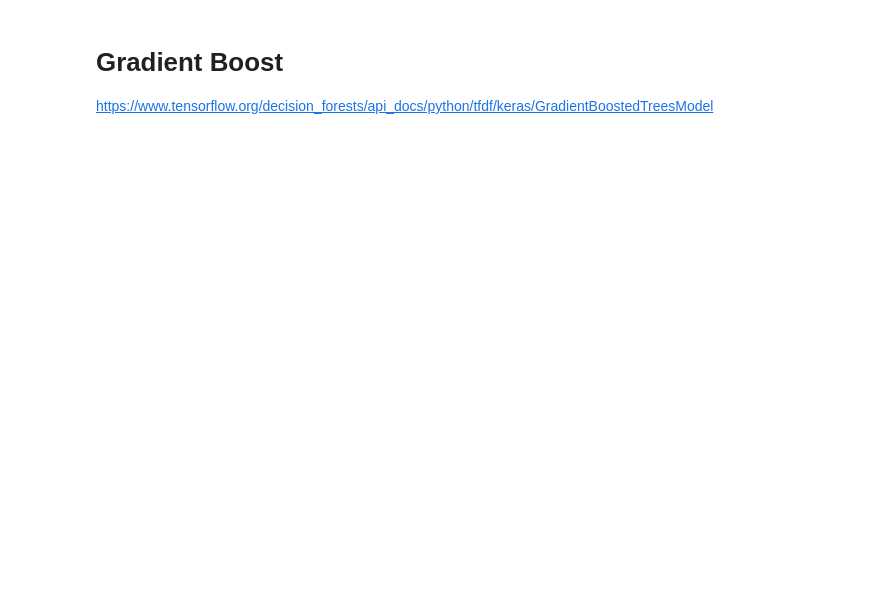
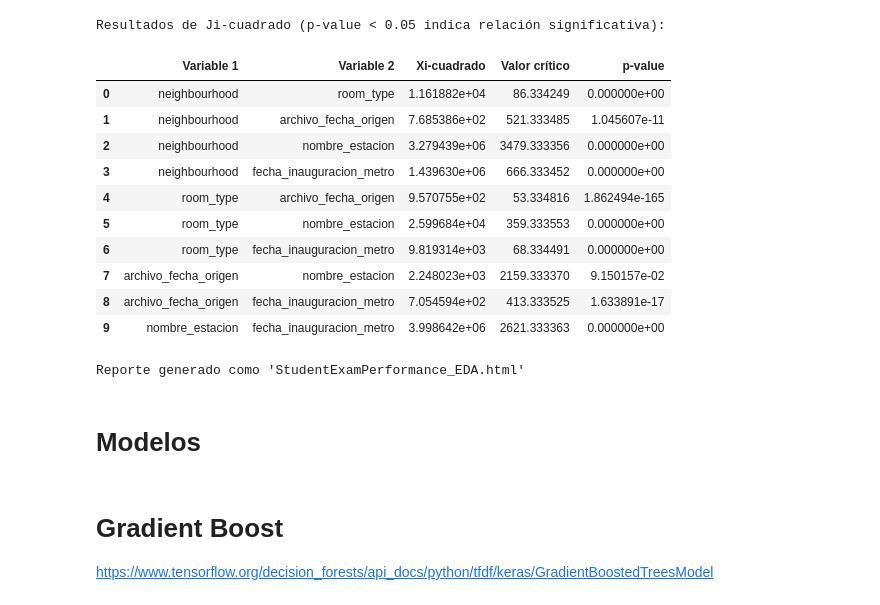
Before and after one commit to branxeto/TareaDataSciene, a Jupyter notebook: Model.ipynb, the cells around one changed output. Cells and saved outputs as stored; diff of their text form; code cells hidden in the pictures; blank space fills up the shorter version.

```diff
--- a/Model.ipynb
+++ b/Model.ipynb
@@ -43,3 +158,44 @@ len(test_df)
+# %%
+categorical_columns = df.select_dtypes(include=['object']).columns
+results = []
+alpha = 0.5
+
+for i in range(len(categorical_columns)):
+    for j in range(i + 1, len(categorical_columns)):
+        col1 = categorical_columns[i]
+        col2 = categorical_columns[j]
+        contingency_table = pd.crosstab(df[col1], df[col2])
+        chi2_stat, p, dof, expected = chi2_contingency(contingency_table)
+        chi2_crit = chi2_dist.ppf(1 - alpha, dof)
+        results.append((col1, col2, chi2_stat, chi2_crit, p))
+
+chi_results_df = pd.DataFrame(
+    results,
+    columns=['Variable 1', 'Variable 2', 'Xi-cuadrado', 'Valor crítico', 'p-value']
+)
+print("Resultados de Ji-cuadrado (p-value < 0.05 indica relación significativa):")
+display(chi_results_df)
+# %% [output]
+Resultados de Ji-cuadrado (p-value < 0.05 indica relación significativa):
+|  | Variable 1 | Variable 2 | Xi-cuadrado | Valor crítico | p-value |
+| 0 | neighbourhood | room_type | 1.161882e+04 | 86.334249 | 0.000000e+00 |
+| 1 | neighbourhood | archivo_fecha_origen | 7.685386e+02 | 521.333485 | 1.045607e-11 |
+| 2 | neighbourhood | nombre_estacion | 3.279439e+06 | 3479.333356 | 0.000000e+00 |
+| 3 | neighbourhood | fecha_inauguracion_metro | 1.439630e+06 | 666.333452 | 0.000000e+00 |
+| 4 | room_type | archivo_fecha_origen | 9.570755e+02 | 53.334816 | 1.862494e-165 |
+| 5 | room_type | nombre_estacion | 2.599684e+04 | 359.333553 | 0.000000e+00 |
+| 6 | room_type | fecha_inauguracion_metro | 9.819314e+03 | 68.334491 | 0.000000e+00 |
+| 7 | archivo_fecha_origen | nombre_estacion | 2.248023e+03 | 2159.333370 | 9.150157e-02 |
+| 8 | archivo_fecha_origen | fecha_inauguracion_metro | 7.054594e+02 | 413.333525 | 1.633891e-17 |
+| 9 | nombre_estacion | fecha_inauguracion_metro | 3.998642e+06 | 2621.333363 | 0.000000e+00 |
+# %%
+profile = ProfileReport(df, title="Student Exam Performance Dataset")
+profile.to_file("StudentExamPerformance_EDA.html")
+print("Reporte generado como 'StudentExamPerformance_EDA.html'")
+# %% [output]
+Reporte generado como 'StudentExamPerformance_EDA.html'
+# %% [markdown]
+# Modelos
 # %% [markdown]
 # Gradient Boost
 https://www.tensorflow.org/decision_forests/api_docs/python/tfdf/keras/GradientBoostedTreesModel
```
Also changed, not shown: parts of 16 cells of this notebook, 1 other file.
